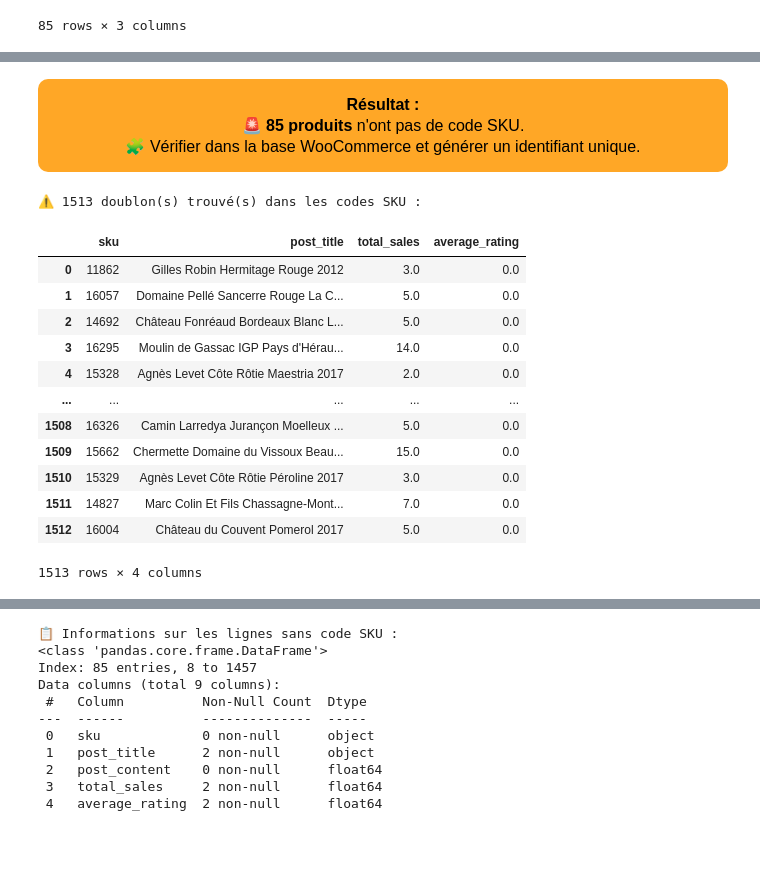
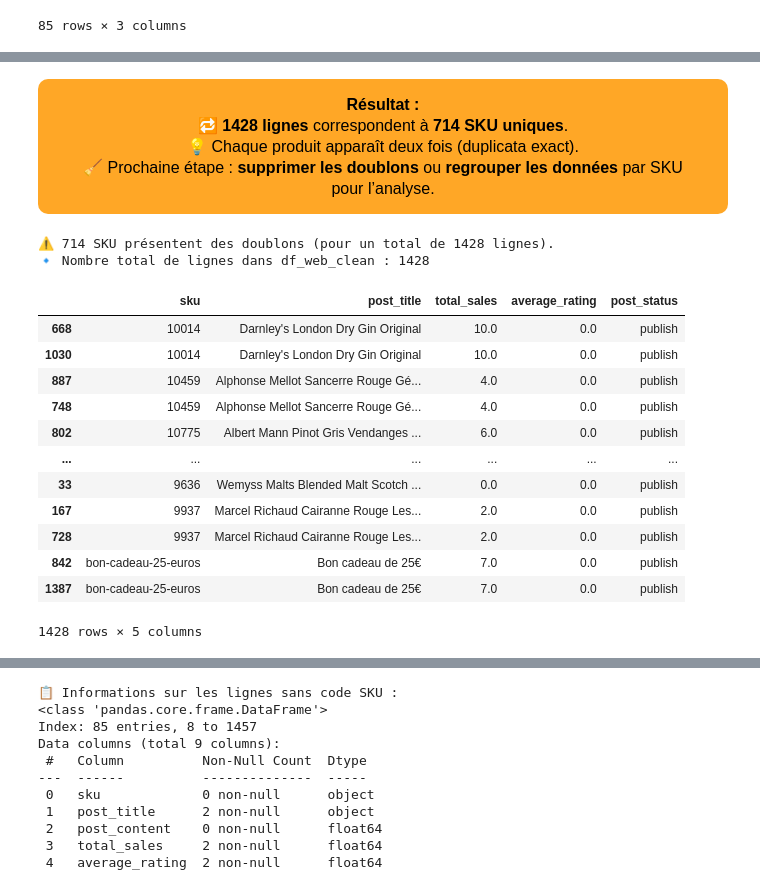
Before and after one commit to Stephane-OC/bottleneck, a Jupyter notebook: analyse_bottleneck.ipynb, the cells around one changed output, grey strips where cells are left out. Saved outputs shown, nothing was run; the diff lists cells and outputs as text; code cells hidden in the pictures; blank space fills up the shorter version.

```diff
--- a/analyse_bottleneck.ipynb
+++ b/analyse_bottleneck.ipynb
@@ -1077,13 +1077,15 @@ else:
 | 1457 | NaN | NaN | NaN |
 85 rows × 3 columns
 # %%
-#Pour les codes articles identifiés, réaliser une analyse et définir l'action à entreprendre
-if not articles_sans_sku.empty:
-    print("📊 Analyse des articles sans code :")
-    display(articles_sans_sku["post_status"].value_counts())
+# Exclure les produits sans SKU ou invalides
+df_web_clean = df_web.copy()
 
-    print("\n💡 Action recommandée :")
-    print("🧩 Vérifier ces produits dans la base WooCommerce et générer un SKU unique pour chacun.")
-else:
-    print("✅ Aucun article à corriger.")
+# Identifier les lignes à garder (celles qui ont un SKU non nul et non vide)
+df_web_clean = df_web[~(df_web["sku"].isna() | (df_web["sku"].astype(str).str.strip() == ""))]
+
+# Vérification et affichage des résultats
+produits_exclus = len(df_web) - len(df_web_clean)
+print(f"⚠️ {produits_exclus} produits sans SKU ont été exclus.")
+print(f"📊 Nouveau total de produits conservés : {len(df_web_clean)}")
+print(f"🔹 Nombre de SKU uniques restants : {df_web_clean['sku'].nunique()}")
 # %% [output]
@@ -1097,30 +1096,45 @@ Name: count, dtype: int64
 <div style="background:#FFA726; color:black; padding:15px 40px; border-radius:10px;
 font-family:Segoe UI; font-size:16px; text-align:center; width:fit-content; margin:30px auto;">
 <b>Résultat :</b><br>
-🚨 <b>85 produits</b> n'ont pas de code SKU.<br>
-🧩 Vérifier dans la base WooCommerce et générer un identifiant unique.
+🔁 <b>1428 lignes</b> correspondent à <b>714 SKU uniques</b>.<br>
+💡 Chaque produit apparaît deux fois (duplicata exact).<br>
+🧹 Prochaine étape : <b>supprimer les doublons</b> ou <b>regrouper les données</b> par SKU pour l’analyse.
 </div>
 # %%
 #La clé pour chaque ligne est-elle unique? autrement dit, y a-t-il des doublons?
-doublons_sku = df_web[df_web["sku"].duplicated(keep=False)]
+# S'assurer que tous les SKU sont des chaînes de caractères (pour éviter l'erreur de tri)
+df_web_clean.loc[:, "sku"] = df_web_clean["sku"].astype(str).str.strip()
 
-if not doublons_sku.empty:
-    print(f"⚠️ {len(doublons_sku)} doublon(s) trouvé(s) dans les codes SKU :")
-    display(doublons_sku[["sku", "post_title", "total_sales", "average_rating"]])
-else:
-    print("✅ Tous les codes SKU sont uniques.")
+# Détection des SKU apparaissant plus d'une fois (vrais doublons)
+doublons_sku = (
+    df_web_clean[df_web_clean["sku"].isin(df_web_clean["sku"].value_counts()[df_web_clean["sku"].value_counts() > 1].index)]
+    .sort_values(by="sku")
+)
+
+# Comptage
+nb_sku_doublons = doublons_sku["sku"].nunique()
+nb_lignes_doublons = len(doublons_sku)
+nb_total = len(df_web_clean)
+
+# Affichage des résultats
+print(f"⚠️ {nb_sku_doublons} SKU présentent des doublons (pour un total de {nb_lignes_doublons} lignes).")
+print(f"🔹 Nombre total de lignes dans df_web_clean : {nb_total}")
+
+# Aperçu des doublons regroupés (SKU identiques ensemble)
+display(doublons_sku[["sku", "post_title", "total_sales", "average_rating", "post_status"]])
 # %% [output]
-⚠️ 1513 doublon(s) trouvé(s) dans les codes SKU :
+⚠️ 714 SKU présentent des doublons (pour un total de 1428 lignes).
+🔹 Nombre total de lignes dans df_web_clean : 1428
-|  | sku | post_title | total_sales | average_rating |
-| 0 | 11862 | Gilles Robin Hermitage Rouge 2012 | 3.0 | 0.0 |
-| 1 | 16057 | Domaine Pellé Sancerre Rouge La C... | 5.0 | 0.0 |
-| 2 | 14692 | Château Fonréaud Bordeaux Blanc L... | 5.0 | 0.0 |
-| 3 | 16295 | Moulin de Gassac IGP Pays d'Hérau... | 14.0 | 0.0 |
-| 4 | 15328 | Agnès Levet Côte Rôtie Maestria 2017 | 2.0 | 0.0 |
-| ... | ... | ... | ... | ... |
-| 1508 | 16326 | Camin Larredya Jurançon Moelleux ... | 5.0 | 0.0 |
-| 1509 | 15662 | Chermette Domaine du Vissoux Beau... | 15.0 | 0.0 |
-| 1510 | 15329 | Agnès Levet Côte Rôtie Péroline 2017 | 3.0 | 0.0 |
-| 1511 | 14827 | Marc Colin Et Fils Chassagne-Mont... | 7.0 | 0.0 |
-| 1512 | 16004 | Château du Couvent Pomerol 2017 | 5.0 | 0.0 |
+|  | sku | post_title | total_sales | average_rating | post_status |
+| 668 | 10014 | Darnley's London Dry Gin Original | 10.0 | 0.0 | publish |
+| 1030 | 10014 | Darnley's London Dry Gin Original | 10.0 | 0.0 | publish |
+| 887 | 10459 | Alphonse Mellot Sancerre Rouge Gé... | 4.0 | 0.0 | publish |
+| 748 | 10459 | Alphonse Mellot Sancerre Rouge Gé... | 4.0 | 0.0 | publish |
+| 802 | 10775 | Albert Mann Pinot Gris Vendanges ... | 6.0 | 0.0 | publish |
+| ... | ... | ... | ... | ... | ... |
+| 33 | 9636 | Wemyss Malts Blended Malt Scotch ... | 0.0 | 0.0 | publish |
+| 167 | 9937 | Marcel Richaud Cairanne Rouge Les... | 2.0 | 0.0 | publish |
+| 728 | 9937 | Marcel Richaud Cairanne Rouge Les... | 2.0 | 0.0 | publish |
+| 842 | bon-cadeau-25-euros | Bon cadeau de 25€ | 7.0 | 0.0 | publish |
+| 1387 | bon-cadeau-25-euros | Bon cadeau de 25€ | 7.0 | 0.0 | publish |
-1513 rows × 4 columns
+1428 rows × 5 columns
```
Also changed, not shown: parts of 18 cells of this notebook.
